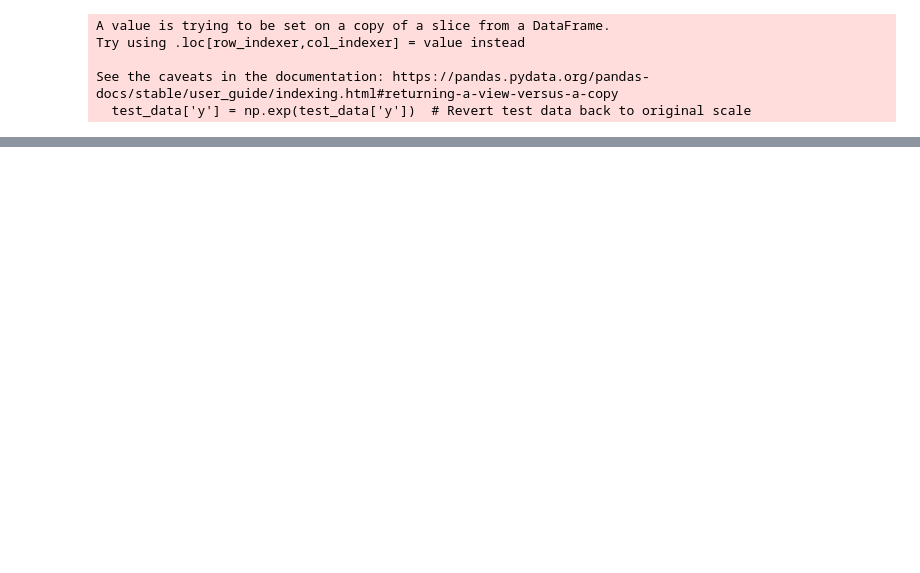
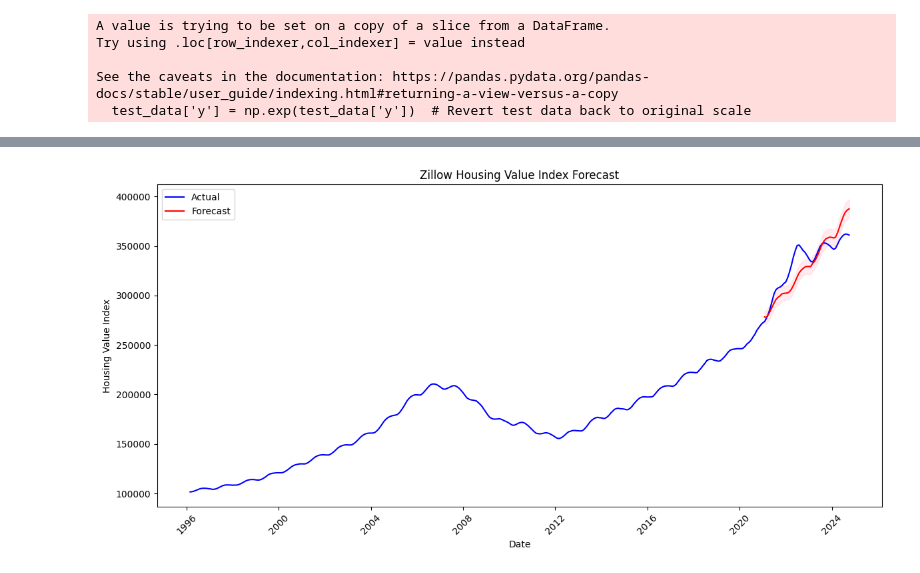
Before and after one commit to apanand/UChicago-MSADS, a Jupyter notebook: Apoorv_Prophet_Orbit_Model.ipynb, the cells around one changed output, grey strips where cells are left out. Saved outputs shown, nothing was run; the diff lists cells and outputs as text; code cells hidden in the pictures; blank space fills up the shorter version.

```diff
--- a/Apoorv_Prophet_Orbit_Model.ipynb
+++ b/Apoorv_Prophet_Orbit_Model.ipynb
@@ -476,0 +489,97 @@ plt.show()
+# %%
+import pandas as pd
+import numpy as np
+from prophet import Prophet
+import matplotlib.pyplot as plt
+from sklearn.metrics import mean_absolute_error, mean_squared_error
+
+# Data preparation function
+def prepare_prophet_data(df):
+    # Select only the date columns (assuming they are numeric)
+    date_columns = df.columns[df.columns.str.contains(r'^\d{4}-\d{2}-\d{2}$')]
+
+    # Melt the dataframe to long format
+    melted = df.melt(id_vars=['RegionName', 'RegionType', 'StateName'],
+                     value_vars=date_columns,
+                     var_name='ds',
+                     value_name='y')
+
+    # Convert date column
+    melted['ds'] = pd.to_datetime(melted['ds'])
+
+    # Filter for United States national data
+    us_data = melted[melted['RegionName'] == 'United States']
+
+    # Sort by date
+    us_data = us_data.sort_values('ds')
+
+    return us_data
+
+# Log transformation function
+def log_transform(series):
+    # Add a small constant to avoid log(0)
+    return np.log(series + 1)
+
+# Load data
+df = pd.read_csv(f'{root_dir}/Copy of Zillow.csv')
+prophet_data = prepare_prophet_data(df)
+
+# Log transform the target variable
+prophet_data['y_log'] = log_transform(prophet_data['y'])
+
+# Create Prophet model with tuned hyperparameters
+model = Prophet(
+    changepoint_prior_scale=0.05,  # Increase to make trend more flexible
+    seasonality_prior_scale=10,    # Adjust seasonality flexibility
+    yearly_seasonality=True,
+    weekly_seasonality=False,
+    daily_seasonality=False
+)
+
+# Fit the model to log-transformed data
+model.fit(prophet_data[['ds', 'y_log']].rename(columns={'y_log': 'y'}))
+
+# Create future dataframe for forecast period (2021-2024)
+future = model.make_future_dataframe(periods=0)  # No additional periods
+future = future[(future['ds'] >= '2021-01-01') & (future['ds'] <= '2024-09-30')]
+
+# Forecast
+forecast = model.predict(future)
+
+# Reverse log transformation for predictions
+forecast['yhat'] = np.exp(forecast['yhat']) - 1
+forecast['yhat_lower'] = np.exp(forecast['yhat_lower']) - 1
+forecast['yhat_upper'] = np.exp(forecast['yhat_upper']) - 1
+
+# Merge forecasted data with actual data for evaluation
+merged = prophet_data.merge(forecast[['ds', 'yhat']], on='ds', how='inner')
+
+# Calculate MAE, RMSE, and MSE
+mae = mean_absolute_error(merged['y'], merged['yhat'])
+mse = mean_squared_error(merged['y'], merged['yhat'])
+rmse = np.sqrt(mse)
+
+print(f"MAE: {mae:.2f}")
+print(f"MSE: {mse:.2f}")
+print(f"RMSE: {rmse:.2f}")
+
+# Plot the forecast
+plt.figure(figsize=(12, 6))
+plt.plot(prophet_data['ds'], prophet_data['y'], label='Actual', color='blue')
+plt.plot(forecast['ds'], forecast['yhat'], color='red', label='Forecast')
+plt.fill_between(forecast['ds'],
+                 forecast['yhat_lower'],
+                 forecast['yhat_upper'],
+                 color='pink',
+                 alpha=0.3)
+plt.title('Zillow Housing Value Index Forecast')
+plt.xlabel('Date')
+plt.ylabel('Housing Value Index')
+plt.legend()
+plt.xticks(rotation=45)
+plt.tight_layout()
+plt.show()
+
+# Optional: Print forecast details
+print(forecast[['ds', 'yhat', 'yhat_lower', 'yhat_upper']])
+# %% [output]
@@ -476,0 +598 @@ plt.show()
+[figure, added]
```
Also changed, not shown: parts of 65 cells of this notebook.
